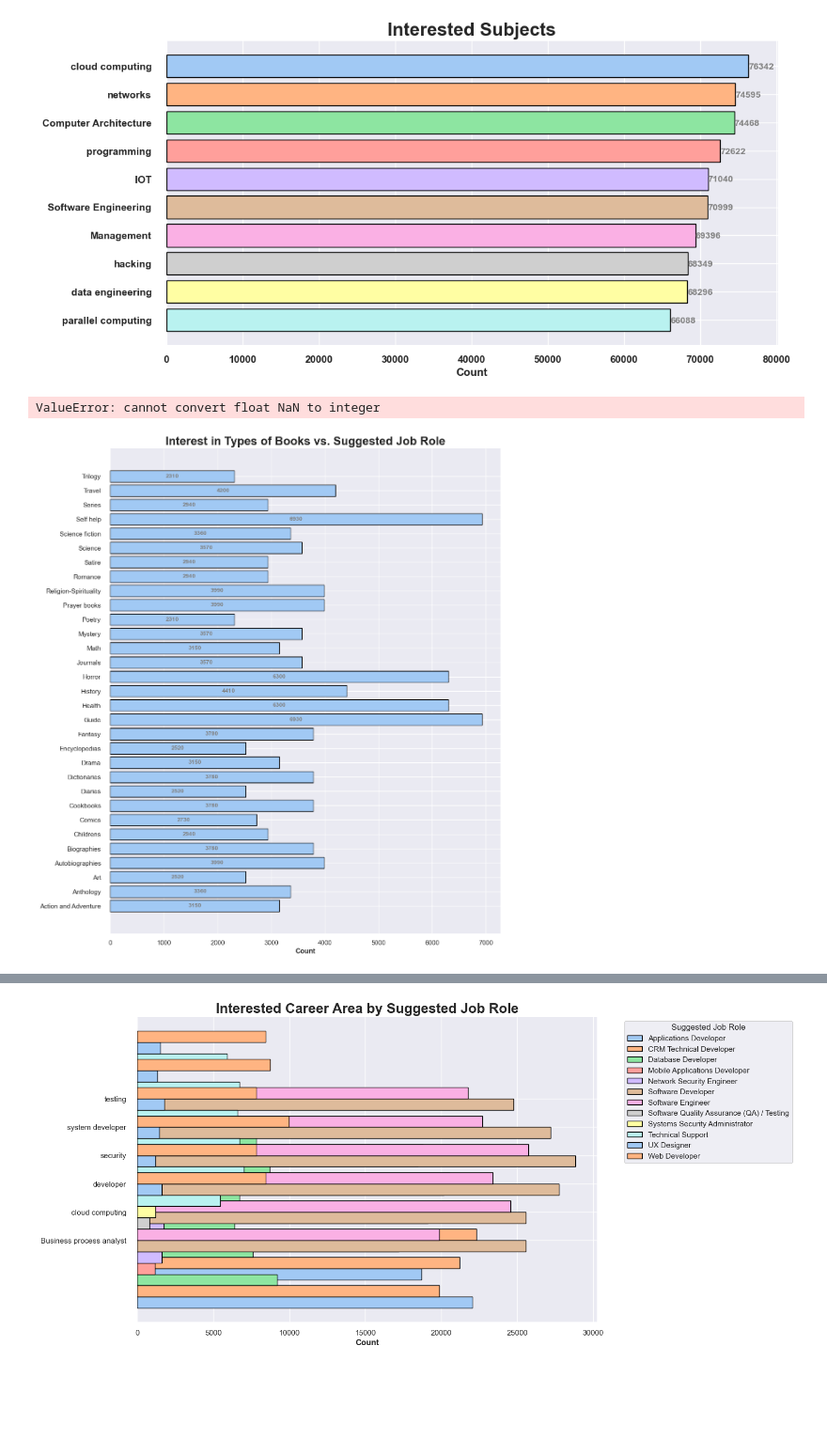
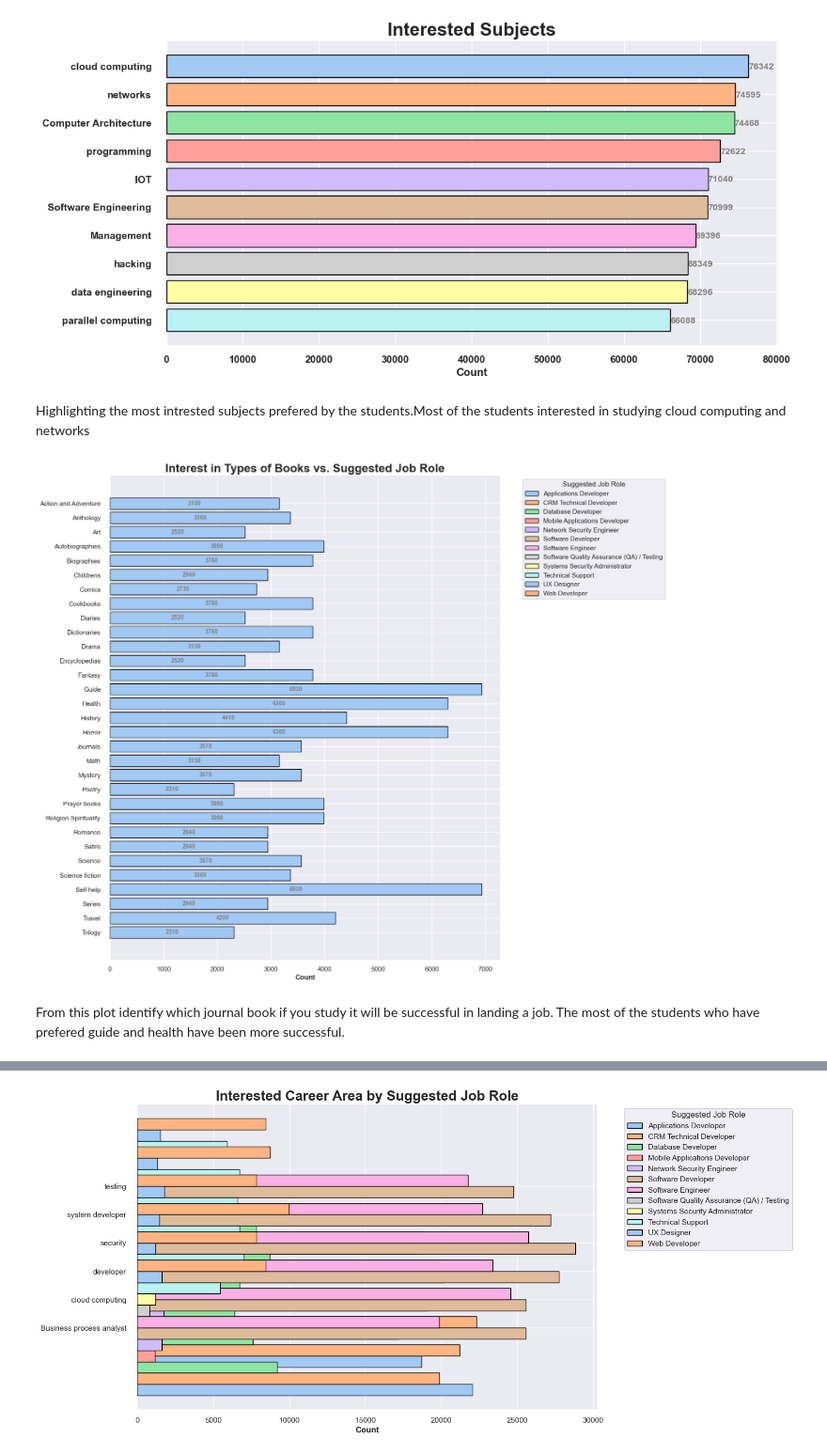
Before and after one commit to bhavanareddy19/cn, a Jupyter notebook: data_cleaning.ipynb, the cells around one changed output, grey strips where cells are left out. Shown at 94% size. Saved outputs shown, nothing was run; the diff lists cells and outputs as text; code cells hidden in the pictures; blank space fills up the shorter version.

```diff
--- a/data_cleaning.ipynb
+++ b/data_cleaning.ipynb
@@ -233,4 +233,4 @@ Introvert                                   0
 dtype: int64
 # %%
-combined_df= combined_df.dropna(subset=['keywords'])
+cleaned_df= cleaned_df.dropna(subset=['keywords'])
 # %%
@@ -278,5 +278,5 @@ worked in teams ever?                  object
 Introvert                              object
 dtype: object
 # %%
-combined_df['SuggestedJobRole'] = combined_df['SuggestedJobRole'].astype('category')
+cleaned_df['SuggestedJobRole'] = cleaned_df['SuggestedJobRole'].astype('category')
 # %%
@@ -302,10 +302,10 @@ dtype: object
 # %% [markdown]
 ## Checking Distinct Values for Categorical Features
 # %%
-categorical_col = combined_df[['self-learning capability?', 'Extra-courses did','reading and writing skills', 'memory capability score','Taken inputs from seniors or elders', 'Management or Technical', 'hard/smart worker', 'worked in teams ever?','Introvert', 'interested career area ','keywords'
+categorical_col = cleaned_df[['self-learning capability?', 'Extra-courses did','reading and writing skills', 'memory capability score','Taken inputs from seniors or elders', 'Management or Technical', 'hard/smart worker', 'worked in teams ever?','Introvert', 'interested career area ','keywords'
 ]]
 for i in categorical_col:
-    print(combined_df[i].value_counts(), end="\n\n")
+    print(cleaned_df[i].value_counts(), end="\n\n")
 # %% [output]
 self-learning capability?
 yes    361175
@@ -342,5 +342,5 @@ Index(['SuggestedJobRole', 'keywords', 'Logical quotient rating', 'hackathons',
        'Introvert'],
       dtype='object')
 # %%
-combined_df.rename(columns={'keywords': 'education-requirements'}, inplace=True)
+cleaned_df.rename(columns={'keywords': 'education-requirements'}, inplace=True)
 # %%
@@ -529,50 +498,47 @@ plt.xticks(weight='bold')
 plt.show()
 # %% [output]
 [figure]
+# %% [markdown]
+Highlighting the most intrested subjects prefered by the students.Most of the students interested in studying cloud computing and networks
 # %%
-book_job_crosstab = pd.crosstab(combined_df['Interested Type of Books'], combined_df['SuggestedJobRole'])
+import pandas as pd
+import matplotlib.pyplot as plt
+import seaborn as sns
 
-# Plot setup
+book_job_crosstab = pd.crosstab(cleaned_df['Interested Type of Books'], cleaned_df['SuggestedJobRole'])
+
 fig, ax = plt.subplots(figsize=(12, 15))
-
-# Colors for each job role
 colors = sns.color_palette('pastel', len(book_job_crosstab.columns))
 
-# Creating the grouped horizontal bar plot
 bottoms = pd.Series([0] * len(book_job_crosstab))
 for i, column in enumerate(book_job_crosstab.columns):
     ax.barh(book_job_crosstab.index, book_job_crosstab[column], left=bottoms, color=colors[i], edgecolor='black', label=column)
     bottoms += book_job_crosstab[column]
 
-# Styling
 ax.spines['top'].set_visible(False)
 ax.spines['right'].set_visible(False)
 ax.spines['bottom'].set_visible(False)
 ax.spines['left'].set_visible(False)
-
 ax.xaxis.set_ticks_position('none')
 ax.yaxis.set_ticks_position('none')
 ax.xaxis.set_tick_params(pad=5)
 ax.yaxis.set_tick_params(pad=10)
-
 ax.set_xlabel('Count', weight='bold')
 ax.set_title('Interest in Types of Books vs. Suggested Job Role', weight='bold', fontsize=20)
 
-# Adding value labels inside the bars
 for i in ax.patches:
-    ax.text(i.get_x() + i.get_width()/2, i.get_y() + i.get_height()/2,
-            str(round(i.get_width())), ha='center', va='center',
-            fontsize=10, fontweight='bold', color='grey')
+    width = i.get_width()
+    if pd.notna(width):
+        label = str(round(width))
+        ax.text(i.get_x() + width / 2, i.get_y() + i.get_height() / 2, label, ha='center', va='center',
+                fontsize=10, fontweight='bold', color='grey')
 
-# Legend
 ax.legend(title='Suggested Job Role', bbox_to_anchor=(1.05, 1), loc='upper left')
-
-# Invert y-axis to show the largest category on top
 ax.invert_yaxis()
 
-# Show the plot
 plt.show()
 # %% [output]
-ValueError: cannot convert float NaN to integer
-[figure, old version]
+[figure, new version]
+# %% [markdown]
+From this plot identify which journal book if you study it will be successful in landing a job. The most of the students who have prefered guide and health have been more successful.
 # %%
```
Also changed, not shown: parts of 31 cells of this notebook.
